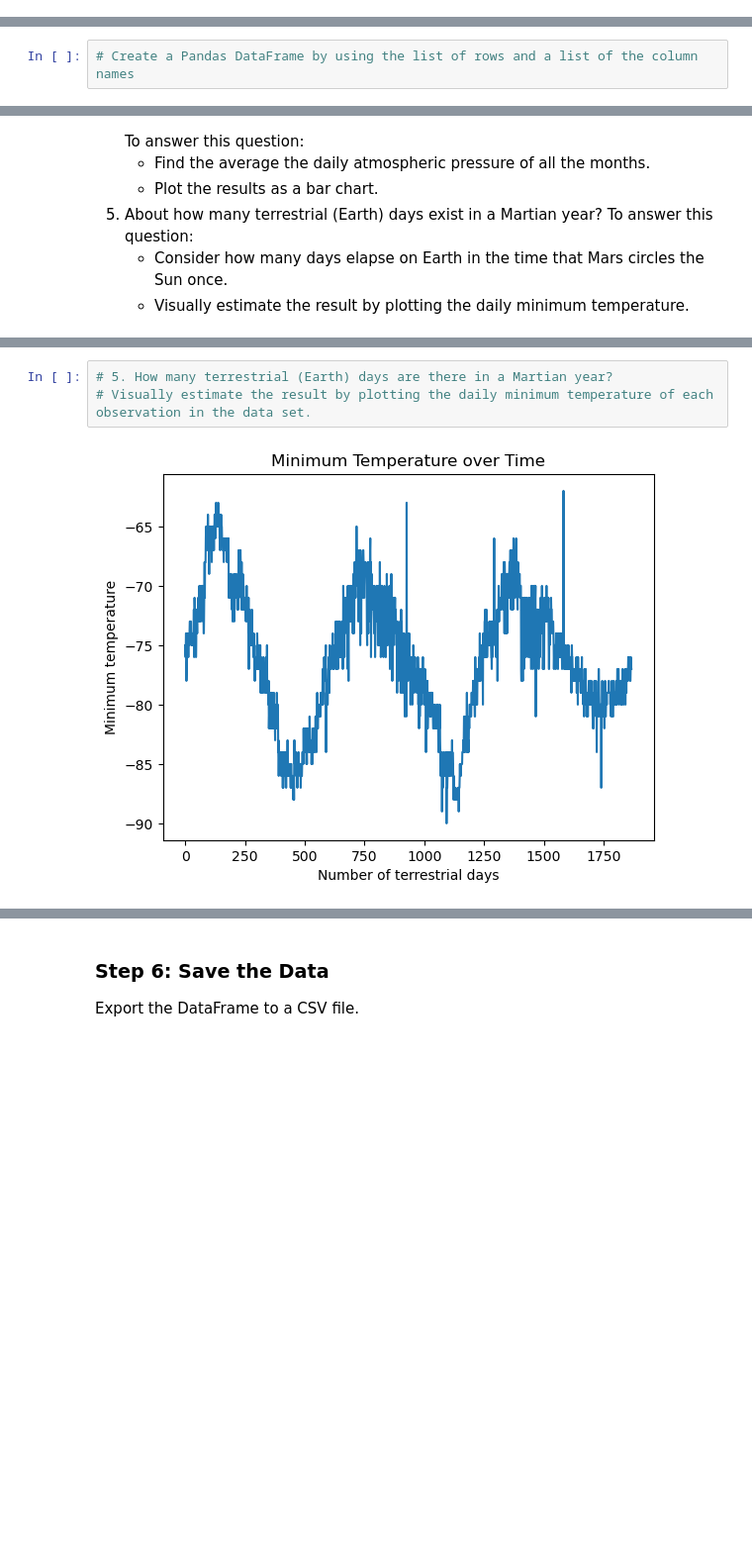
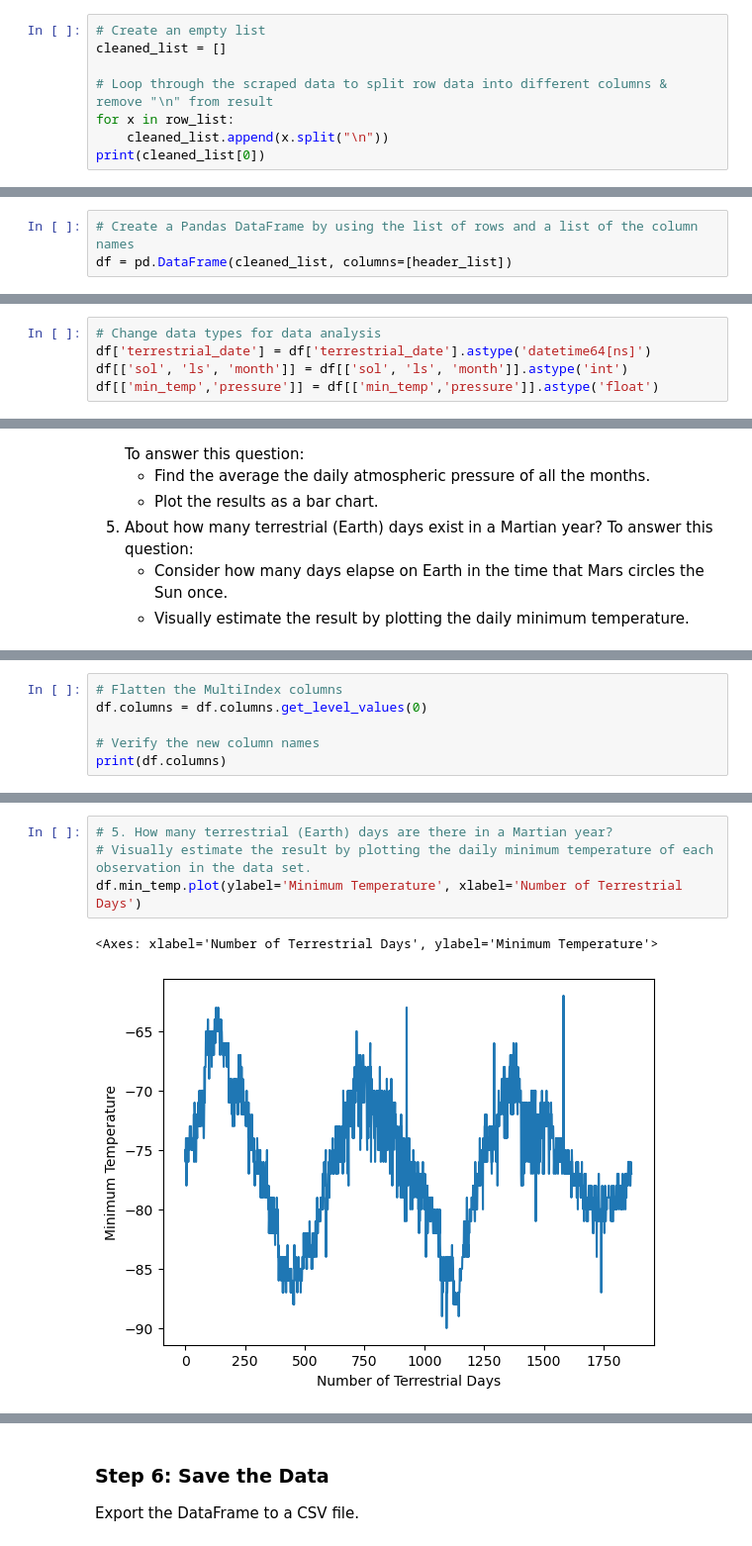
Before and after one commit to ljom412/web-scraping-challenge, a Jupyter notebook: part_2_mars_weather.ipynb, the cells around one changed output, grey strips where cells are left out. Shown: that part at 99% size. Drawn from its saved outputs; the diff is of its cells as text; blank space fills up the shorter version.

```diff
--- a/part_2_mars_weather.ipynb
+++ b/part_2_mars_weather.ipynb
@@ -108,3 +108,11 @@ row_list
  '1024\n2015-09-03\n1093\n36\n2\n-77.0\n887.0',
  '1026\n2015-09-04\n1094\n36\n2\n-80.0\n888.0',
  ...]
+# %%
+# Create an empty list
+cleaned_list = []
+
+# Loop through the scraped data to split row data into different columns & remove "\n" from result
+for x in row_list:
+    cleaned_list.append(x.split("\n"))
+print(cleaned_list[0])
@@ -111,4 +121,5 @@ row_list
 # %%
 # Create a Pandas DataFrame by using the list of rows and a list of the column names
+df = pd.DataFrame(cleaned_list, columns=[header_list])
 # %%
 # Confirm DataFrame was created successfully
@@ -140,0 +152,5 @@ dtype: object
+# %%
+# Change data types for data analysis
+df['terrestrial_date'] = df['terrestrial_date'].astype('datetime64[ns]')
+df[['sol', 'ls', 'month']] = df[['sol', 'ls', 'month']].astype('int')
+df[['min_temp','pressure']] = df[['min_temp','pressure']].astype('float')
@@ -174,2 +217,8 @@ Analyze your dataset by using Pandas functions to answer the following questions
 # %% [output]
 1867
+# %%
+# Flatten the MultiIndex columns
+df.columns = df.columns.get_level_values(0)
+
+# Verify the new column names
+print(df.columns)
@@ -226,5 +307,7 @@ Name: pressure, dtype: float64
 # %%
 # 5. How many terrestrial (Earth) days are there in a Martian year?
 # Visually estimate the result by plotting the daily minimum temperature of each observation in the data set.
+df.min_temp.plot(ylabel='Minimum Temperature', xlabel='Number of Terrestrial Days')
 # %% [output]
+<Axes: xlabel='Number of Terrestrial Days', ylabel='Minimum Temperature'>
-[figure, old version]
+[figure, new version]
```
Also changed, not shown: parts of 26 cells of this notebook, 1 other file.
